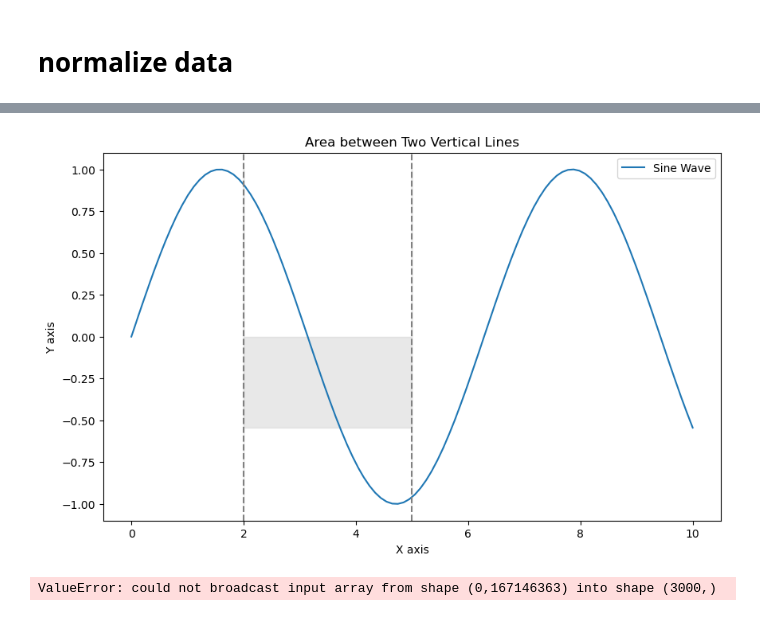
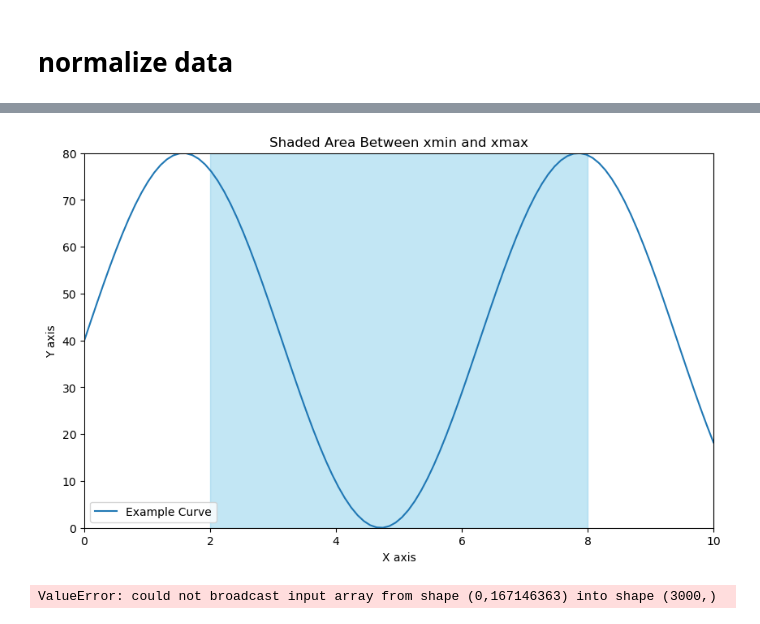
Before and after one commit to AFurryBear/realtime_rf_analysis, a Jupyter notebook: post_data_analysis.ipynb, the cells around one changed output, grey strips where cells are left out. Saved outputs shown, nothing was run; the diff lists cells and outputs as text; code cells hidden in the pictures.

Commit message:
ver1 heatmap

```diff
--- a/post_data_analysis.ipynb
+++ b/post_data_analysis.ipynb
@@ -332,36 +373,36 @@ plt.plot(time_series, spike_counts,color='black',linewidth=.5)
 # %%
 import matplotlib.pyplot as plt
 import numpy as np
 
-# Generate some data
+# Define your plot's dimensions and data
+xmin, xmax = 2, 8
+ymin, ymax = 0, 80
+
+# Generate some example data for the background
 x = np.linspace(0, 10, 100)
-y = np.sin(x)
-
-# Define the x positions of your vertical lines
-x_start = 2
-x_end = 5
+y = np.sin(x) * 40 + 40  # Example data
 
 # Create the plot
 plt.figure(figsize=(10, 6))
-plt.plot(x, y, label='Sine Wave')
+plt.plot(x, y, label='Example Curve')
 
-# Fill the area between two vertical lines
-plt.fill_betweenx(y, x_start, x_end, color='lightgrey', alpha=0.5)
+# Fill between xmin and xmax across the specified y range
+plt.fill_betweenx([ymin, ymax], xmin, xmax, color='skyblue', alpha=0.5)
 
-# Optionally, add vertical lines to highlight the start and end
-plt.axvline(x=x_start, color='grey', linestyle='--')
-plt.axvline(x=x_end, color='grey', linestyle='--')
+# Set plot limits to make the shaded area more visible
+plt.xlim(0, 10)
+plt.ylim(ymin, ymax)
 
 # Add labels and title for clarity
-plt.title('Area between Two Vertical Lines')
+plt.title('Shaded Area Between xmin and xmax')
 plt.xlabel('X axis')
 plt.ylabel('Y axis')
 plt.legend()
 
 # Show the plot
 plt.show()
 # %% [output]
-[figure, old version]
+[figure, new version]
 # %%
 nSpk_stimOn =
 # %%
```
Also changed, not shown: parts of 9 cells of this notebook.
